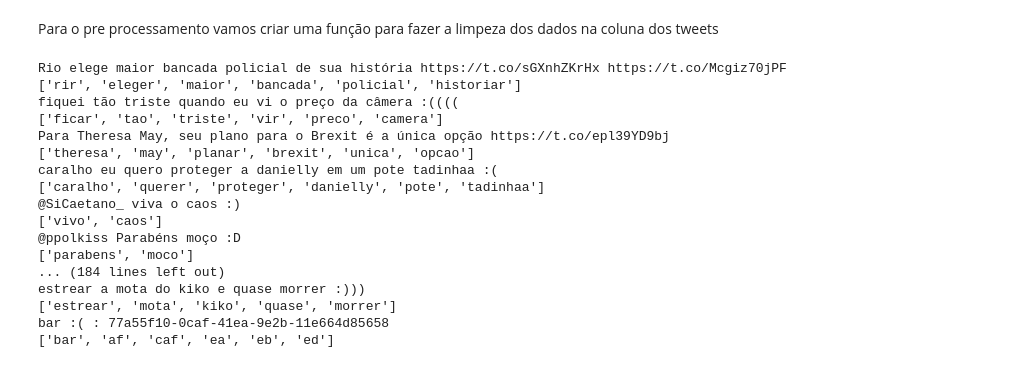
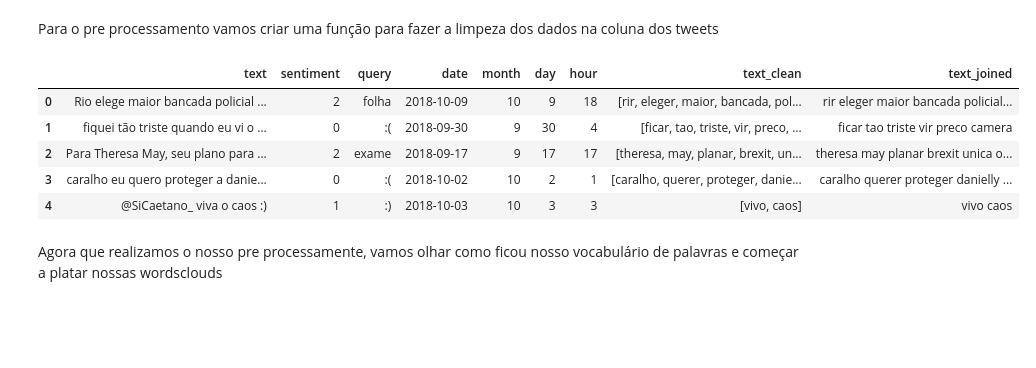
Before and after one commit to gabriel-solon-padilha/analise_de_sentimento_tweets_NLP, a Jupyter notebook: main.ipynb, the cells around one changed output. Saved outputs shown, nothing was run; the diff lists cells and outputs as text; code cells hidden in the pictures; blank space fills up the shorter version.

```diff
--- a/main.ipynb
+++ b/main.ipynb
@@ -387,22 +400,0 @@ def pre_process(row,nlp=nlp):
-# %%
-for i in range(100):
-    print(words_dirty_train_clean['text'][i])
-    print(pre_process(words_dirty_train_clean['text'][i]))
-# %% [output]
-Rio elege maior bancada policial de sua história https://t.co/sGXnhZKrHx https://t.co/Mcgiz70jPF
-['rir', 'eleger', 'maior', 'bancada', 'policial', 'historiar']
-fiquei tão triste quando eu vi o preço da câmera :((((
-['ficar', 'tao', 'triste', 'vir', 'preco', 'camera']
-Para Theresa May, seu plano para o Brexit é a única opção https://t.co/epl39YD9bj
-['theresa', 'may', 'planar', 'brexit', 'unica', 'opcao']
-caralho eu quero proteger a danielly em um pote tadinhaa :(
-['caralho', 'querer', 'proteger', 'danielly', 'pote', 'tadinhaa']
-@SiCaetano_ viva o caos :)
-['vivo', 'caos']
-@ppolkiss Parabéns moço :D
-['parabens', 'moco']
-... (184 lines left out)
-estrear a mota do kiko e quase morrer :)))
-['estrear', 'mota', 'kiko', 'quase', 'morrer']
-bar :( : 77a55f10-0caf-41ea-9e2b-11e664d85658
-['bar', 'af', 'caf', 'ea', 'eb', 'ed']
@@ -408,0 +415,11 @@ bar :( : 77a55f10-0caf-41ea-9e2b-11e664d85658
+# %%
+words_train_clean.head()
+# %% [output]
+|  | text | sentiment | query | date | month | day | hour | text_clean | text_joined |
+| 0 | Rio elege maior bancada policial ... | 2 | folha | 2018-10-09 | 10 | 9 | 18 | [rir, eleger, maior, bancada, pol... | rir eleger maior bancada policial... |
+| 1 | fiquei tão triste quando eu vi o ... | 0 | :( | 2018-09-30 | 9 | 30 | 4 | [ficar, tao, triste, vir, preco, ... | ficar tao triste vir preco camera |
+| 2 | Para Theresa May, seu plano para ... | 2 | exame | 2018-09-17 | 9 | 17 | 17 | [theresa, may, planar, brexit, un... | theresa may planar brexit unica o... |
+| 3 | caralho eu quero proteger a danie... | 0 | :( | 2018-10-02 | 10 | 2 | 1 | [caralho, querer, proteger, danie... | caralho querer proteger danielly ... |
+| 4 | @SiCaetano_ viva o caos :) | 1 | :) | 2018-10-03 | 10 | 3 | 3 | [vivo, caos] | vivo caos |
+# %% [markdown]
+Agora que realizamos o nosso pre processamente, vamos olhar como ficou nosso vocabulário de palavras e começar a platar nossas wordsclouds
```
Also changed, not shown: parts of 13 cells of this notebook, 1 other file.
